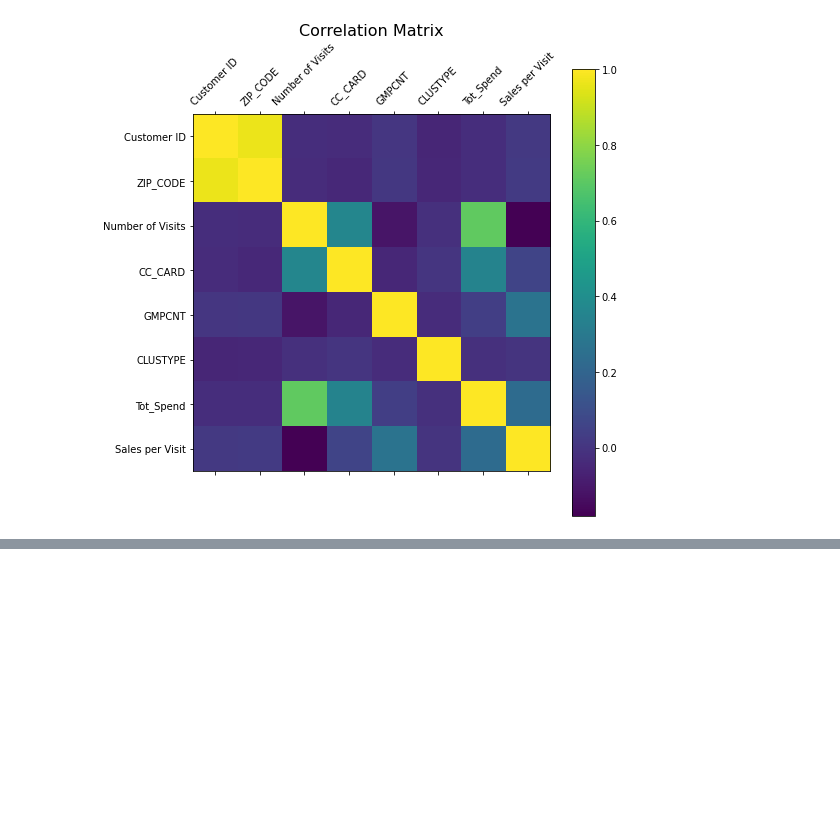
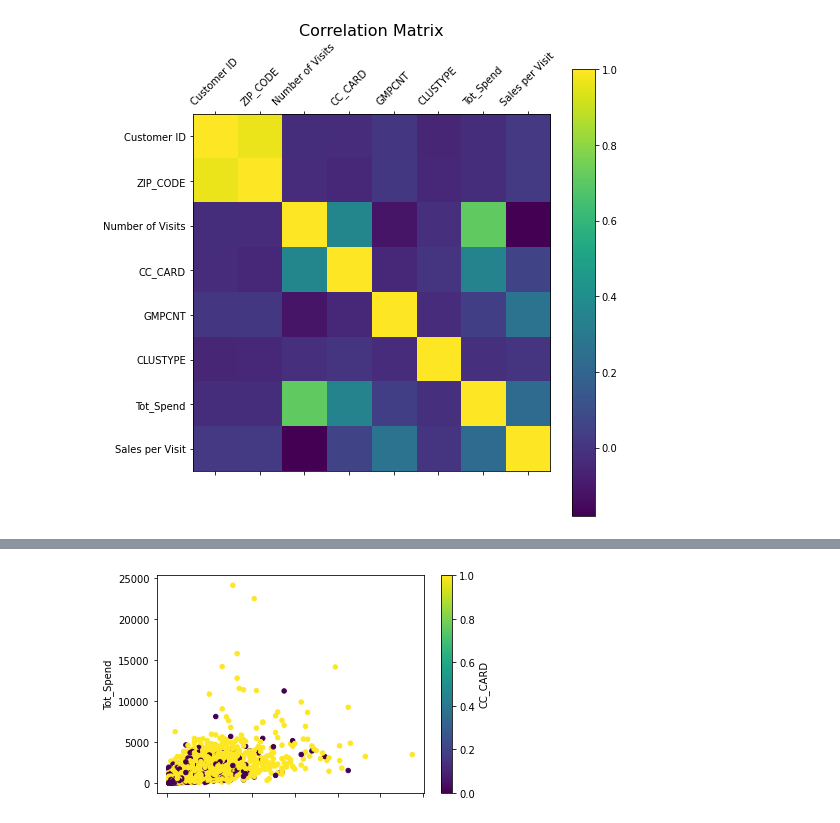
Before and after one commit to JoannaNegrete/visualizations, a Jupyter notebook: PandasVisualizationsQuickRefrerence.ipynb, the cells around one changed output, grey strips where cells are left out. Saved outputs shown, nothing was run; the diff lists cells and outputs as text; code cells hidden in the pictures; blank space fills up the shorter version.

```diff
--- a/PandasVisualizationsQuickRefrerence.ipynb
+++ b/PandasVisualizationsQuickRefrerence.ipynb
@@ -59,0 +135,4 @@ multiple_hist(df)
+# %%
+ax1 = df.plot.scatter(x='Number of Visits', y='Tot_Spend', c='CC_CARD', colormap='viridis')
+# %% [output]
+[figure, added]
```
Also changed, not shown: parts of 7 cells of this notebook.
